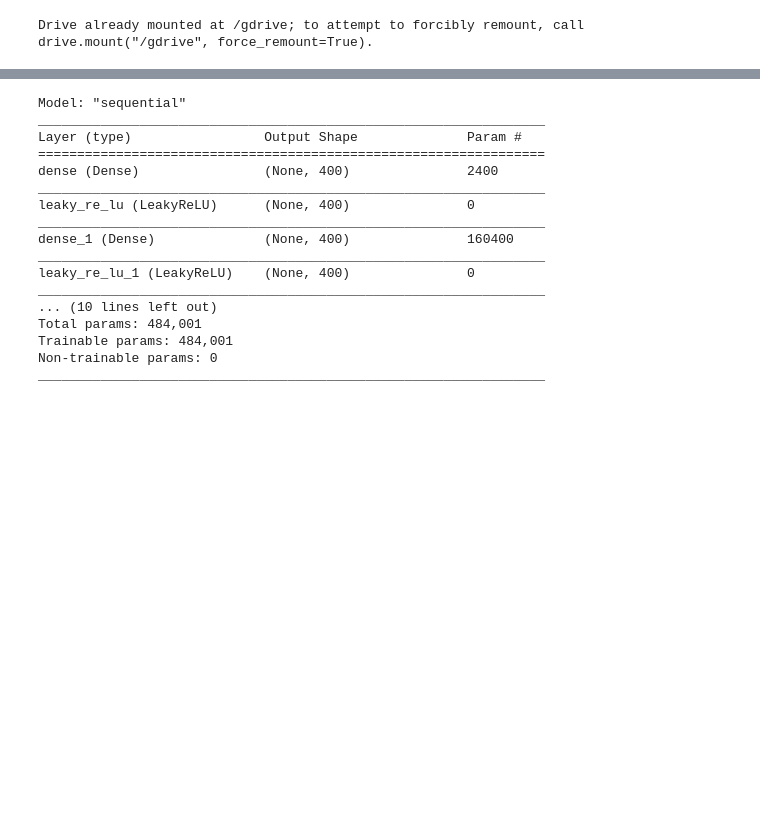
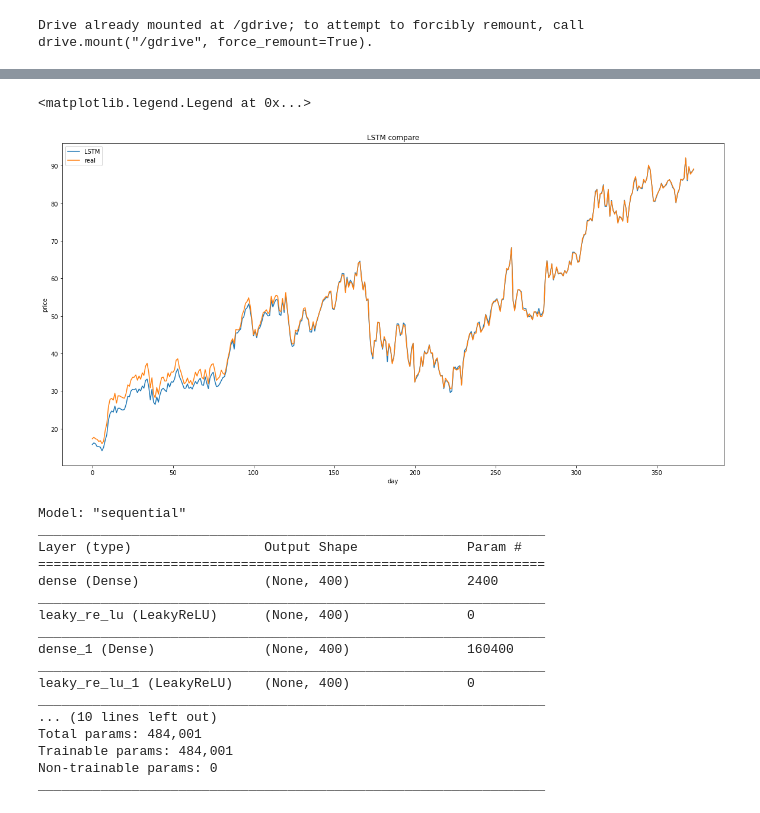
Before and after one commit to zjzsu2000/CMPE297_AdvanceDL_Project, a Jupyter notebook: Data_Preprocessing/Final_result.ipynb, the cells around one changed output, grey strips where cells are left out. Cells and saved outputs as stored; diff of their text form; code cells hidden in the pictures; blank space fills up the shorter version.

```diff
--- a/Data_Preprocessing/Final_result.ipynb
+++ b/Data_Preprocessing/Final_result.ipynb
@@ -21,0 +73,2 @@ model3= load_model('/gdrive/Shareddrives/CMPE297_49_project/models/model3_call_s
+# %%
+lstm_test = lstm_test.dropna()
@@ -21,0 +91,9 @@ model3= load_model('/gdrive/Shareddrives/CMPE297_49_project/models/model3_call_s
+# %%
+#test_lstm_f = lstm_test[['UnderlyingPrice','Strike','sigma_21','date_diff','treasury_rate']]
+test_lstm_x = lstm_test.drop(['Bid','sigma_21','Ask'], axis=1).values
+#[['1','2','3','4','5','6','7','8','9','10'
+ #                     ,'11','12','13','14','15','16','17','18','19','20','21']]
+test_lstm_y = (lstm_test.Bid + lstm_test.Ask) /2
+# %%
+N_TIMESTEPS = 21
+test_lstm_x = [test_lstm_x[:, -N_TIMESTEPS:].reshape(test_lstm_x.shape[0], N_TIMESTEPS, 1), test_lstm_x[:, :4]]
@@ -21,0 +115,2 @@ model3= load_model('/gdrive/Shareddrives/CMPE297_49_project/models/model3_call_s
+# %%
+lstmpre = model_lstm.predict(test_lstm_x)
@@ -22,3 +152,15 @@ model3= load_model('/gdrive/Shareddrives/CMPE297_49_project/models/model3_call_s
+# %%
+from matplotlib import pyplot as plt4
+plt4.figure(figsize=(20, 10))
+plt4.ylabel('price')
+plt4.xlabel('day')
+plt4.title('LSTM compare')
+plt4.plot(lstmpre,label = 'LSTM')
+plt4.plot(test_lstm_y.values, label = 'real')
+plt4.legend()
+# %% [output]
+<matplotlib.legend.Legend at 0x...>
+[figure, added]
 # %%
 model2.summary()
 # %% [output]
```
Also changed, not shown: parts of 11 cells of this notebook.
